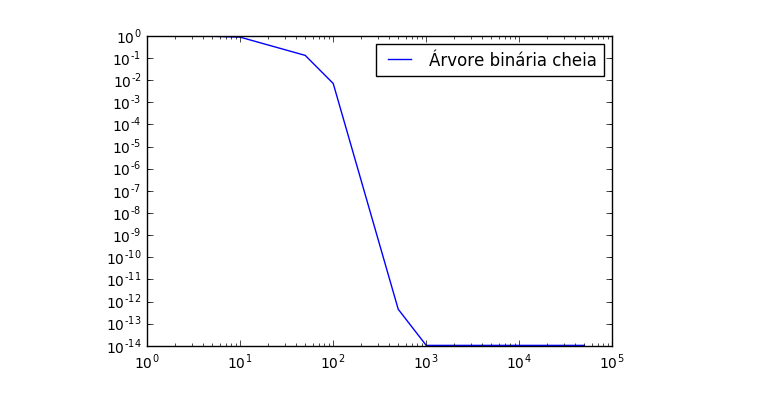
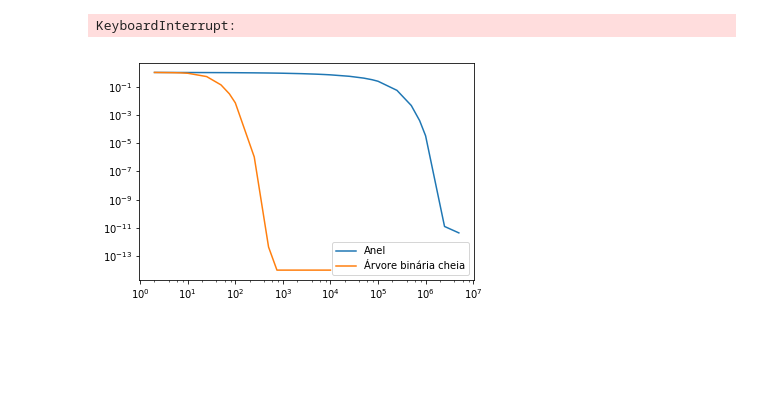
Before and after one commit to rodrigoazs/mcmc_experiments, a Jupyter notebook: lista4_ex3_3.ipynb, the cells around one changed output. Saved outputs shown, nothing was run; the diff lists cells and outputs as text; code cells hidden in the pictures; blank space fills up the shorter version.

```diff
--- a/lista4_ex3_3.ipynb
+++ b/lista4_ex3_3.ipynb
@@ -1,39 +21,20 @@
 # %%
-#!/usr/bin/env python3
-# -*- coding: utf-8 -*-
-"""
-Created on Tue May 15 21:42:14 2018
-
-@author: rodrigoazs
-"""
-
-import numpy as np
-import random
-import math
-import matplotlib.pyplot as plt
-
 #def tree(h):
 h = 9
 n = np.array([2**i for i in range(h+1)]).sum()
 
 edges = n - 1
-pi_stacionary = ([3] * n) / (2*edges)
+pi_stacionary = ([3.0] * n) / (2*edges)
 
 n_only_1_edge = 2**h - 1
-pi_stacionary[0] = 2 / (2*edges)
+pi_stacionary[0] = 2.0 / (2*edges)
 
 for i in range(n_only_1_edge, len(pi_stacionary)):
-    pi_stacionary[i] = 1 / (2*edges)
-
-plots = []
-for i in range(10):
-    plots.append(int(10**i))
-    plots.append(int(1/2 * 10**i))
+    pi_stacionary[i] = 1.0 / (2*edges)
 
 P = np.zeros((n, n))
 for i in range(n):
     P[i][i] = 0.5
-for i in range(n):
     left = 2*i + 1
     right = 2*i + 2
     parent = math.floor((i-1)/2)
@@ -52,22 +53,13 @@ pi_estimate = [0] * n
 
 X_arvore = []
 y_arvore = []
-# random walk
-pi_0 = 0 #random.randint(0, n-1)
+pi_0 = 0
 pi_estimate[0] = 1
 
 pi_estimate = np.matrix(pi_estimate)
 for i in range(50000):
     pi_estimate = pi_estimate * P
-    # estimate
-    #a = np.array(pi_e)/(i+1)
     if (i+2) in plots:
-        #variancia = 0
-        #for t in range(len(pi_estimate)):
-        #    print(pi_estimate[t])
-        #    variancia += abs(pi_estimate[t]/(i+1) - pi_stacionary[t]) / 2
-        #variancia = np.array(pi_estimate) / (i+2)
-        #variancia = sum(abs(variancia - pi_stacionary))/2
         variancia = (abs(pi_estimate - pi_stacionary)).sum()/2
         X_arvore.append(i+2)
         y_arvore.append(variancia)
@@ -76,4 +68,43 @@ plt.loglog(X_arvore, y_arvore, label='Árvore binária cheia')
 plt.legend()
 plt.show()
 # %% [output]
-[figure, removed]
+KeyboardInterrupt:
+# %%
+n = 1000
+
+edges = n
+pi_stacionary = np.matrix(([2] * n)) / (2*edges)
+
+P = np.zeros((n, n))
+for i in range(n):
+    P[i][i] = 0.5
+    left = (i - 1) % n
+    right = (i + 1) % n
+    transitions = []
+    transitions.append(left)
+    transitions.append(right)
+    for t in transitions:
+        P[i][t] = 0.5 / len(transitions)
+
+P = np.matrix(P)
+
+pi_estimate = [0.0] * n
+
+X_anel = []
+y_anel = []
+pi_estimate[0] = 1.0
+
+pi_estimate = np.matrix(pi_estimate)
+for i in range(5000000):
+    pi_estimate = pi_estimate * P
+    if (i+2) in plots:
+        variancia = (abs(pi_estimate - pi_stacionary)).sum()/2
+        X_anel.append(i+2)
+        y_anel.append(variancia)
+# %%
+plt.loglog(X_anel, y_anel, label='Anel')
+plt.loglog(X_arvore, y_arvore, label='Árvore binária cheia')
+plt.legend()
+plt.show()
+# %% [output]
+[figure, added]
```
Also changed, not shown: parts of 11 cells of this notebook.
